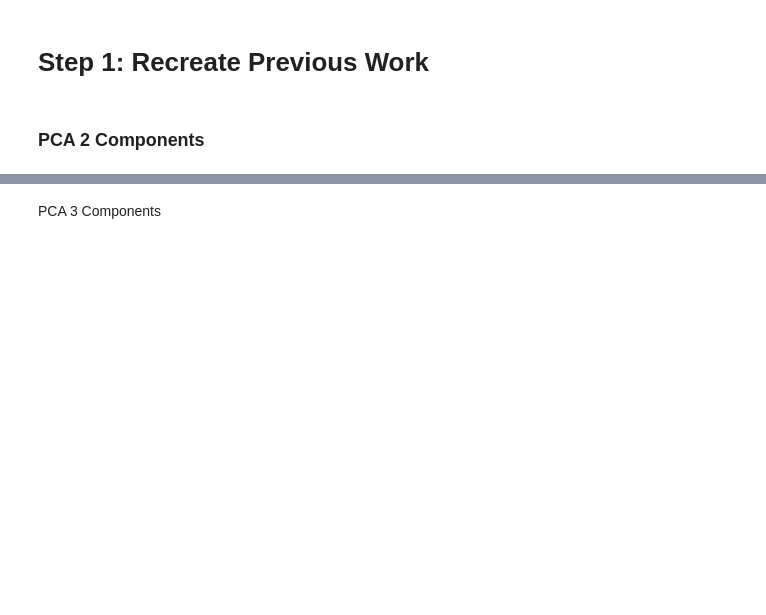
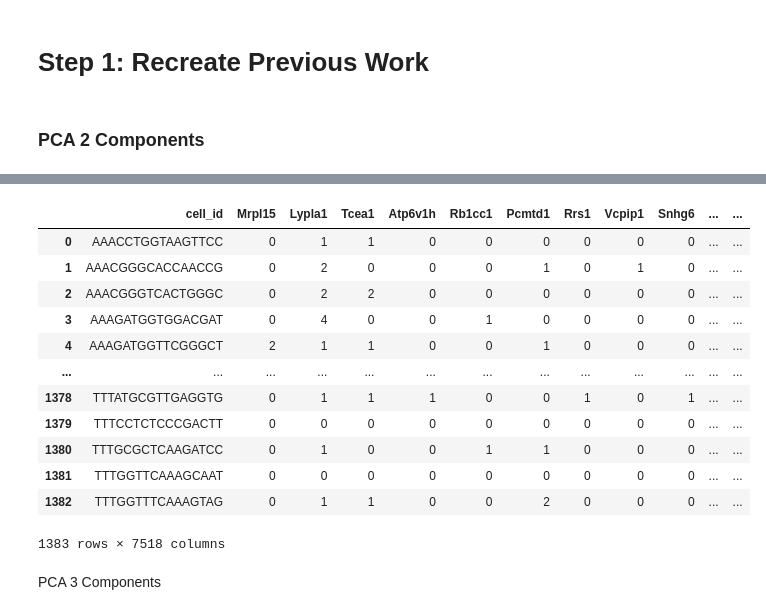
Before and after one commit to pfabianCSM/Code_spatial_reconstruction_enterocytes, a Jupyter notebook: umap_exploration.ipynb, the cells around one changed output, grey strips where cells are left out. Drawn from its saved outputs; the diff is of its cells as text; code cells hidden in the pictures; blank space fills up the shorter version.

```diff
--- a/umap_exploration.ipynb
+++ b/umap_exploration.ipynb
@@ -166,3 +174,21 @@ pca.explained_variance_ratio:   [0.14008157 0.03561615]
+# %%
+rnaseq
+
+#[']
+# %% [output]
+|  | cell_id | Mrpl15 | Lypla1 | Tcea1 | Atp6v1h | Rb1cc1 | Pcmtd1 | Rrs1 | Vcpip1 | Snhg6 | ... | ... |
+| 0 | AAACCTGGTAAGTTCC | 0 | 1 | 1 | 0 | 0 | 0 | 0 | 0 | 0 | ... | ... |
+| 1 | AAACGGGCACCAACCG | 0 | 2 | 0 | 0 | 0 | 1 | 0 | 1 | 0 | ... | ... |
+| 2 | AAACGGGTCACTGGGC | 0 | 2 | 2 | 0 | 0 | 0 | 0 | 0 | 0 | ... | ... |
+| 3 | AAAGATGGTGGACGAT | 0 | 4 | 0 | 0 | 1 | 0 | 0 | 0 | 0 | ... | ... |
+| 4 | AAAGATGGTTCGGGCT | 2 | 1 | 1 | 0 | 0 | 1 | 0 | 0 | 0 | ... | ... |
+| ... | ... | ... | ... | ... | ... | ... | ... | ... | ... | ... | ... | ... |
+| 1378 | TTTATGCGTTGAGGTG | 0 | 1 | 1 | 1 | 0 | 0 | 1 | 0 | 1 | ... | ... |
+| 1379 | TTTCCTCTCCCGACTT | 0 | 0 | 0 | 0 | 0 | 0 | 0 | 0 | 0 | ... | ... |
+| 1380 | TTTGCGCTCAAGATCC | 0 | 1 | 0 | 0 | 1 | 1 | 0 | 0 | 0 | ... | ... |
+| 1381 | TTTGGTTCAAAGCAAT | 0 | 0 | 0 | 0 | 0 | 0 | 0 | 0 | 0 | ... | ... |
+| 1382 | TTTGGTTTCAAAGTAG | 0 | 1 | 1 | 0 | 0 | 2 | 0 | 0 | 0 | ... | ... |
+1383 rows × 7518 columns
 # %% [markdown]
 PCA 3 Components
 # %%
```
Also changed, not shown: parts of 15 cells of this notebook.
